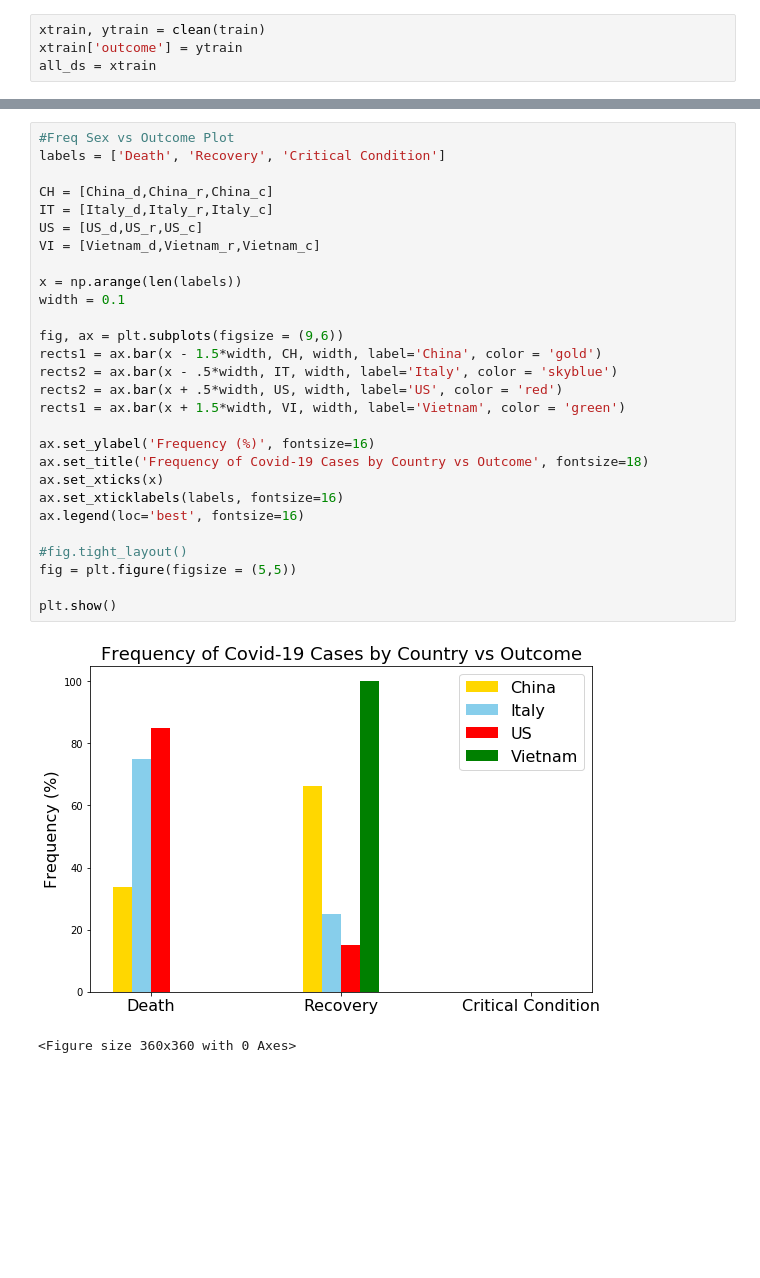
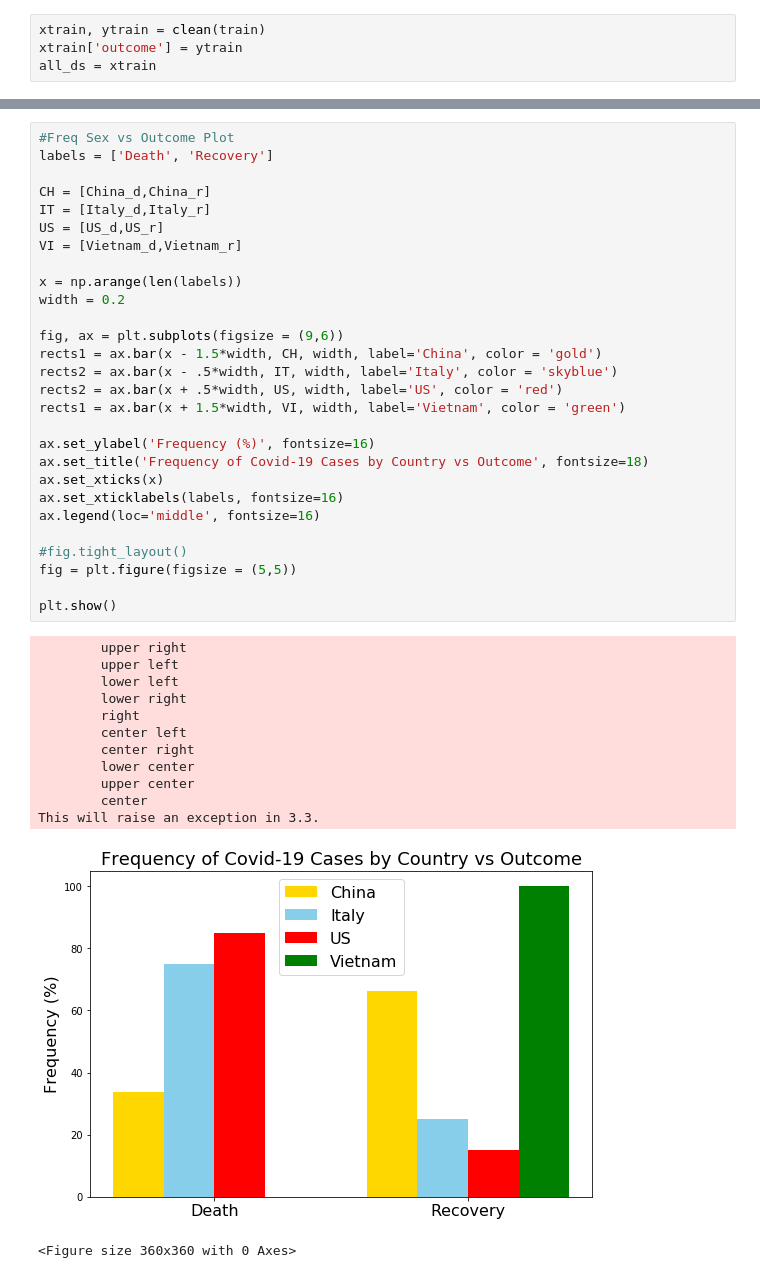
Before and after one commit to dukersss13/COVID-19-ML-Classification-Model, a Jupyter notebook: Candle.ipynb, the cells around one changed output, grey strips where cells are left out. Cells and saved outputs as stored; diff of their text form; blank space fills up the shorter version.

```diff
--- a/Candle.ipynb
+++ b/Candle.ipynb
@@ -158,34 +146,45 @@ Vietnam_c = (len(all_ds[Vietnam & c])/Vietnam_t)*100
 # %%
 #Freq Sex vs Outcome Plot
-labels = ['Death', 'Recovery', 'Critical Condition']
+labels = ['Death', 'Recovery']
 
-CH = [China_d,China_r,China_c]
-IT = [Italy_d,Italy_r,Italy_c]
-US = [US_d,US_r,US_c]
-VI = [Vietnam_d,Vietnam_r,Vietnam_c]
+CH = [China_d,China_r]
+IT = [Italy_d,Italy_r]
+US = [US_d,US_r]
+VI = [Vietnam_d,Vietnam_r]
 
 x = np.arange(len(labels))
-width = 0.1
+width = 0.2
 
 fig, ax = plt.subplots(figsize = (9,6))
 rects1 = ax.bar(x - 1.5*width, CH, width, label='China', color = 'gold')
 rects2 = ax.bar(x - .5*width, IT, width, label='Italy', color = 'skyblue')
 rects2 = ax.bar(x + .5*width, US, width, label='US', color = 'red')
 rects1 = ax.bar(x + 1.5*width, VI, width, label='Vietnam', color = 'green')
 
 ax.set_ylabel('Frequency (%)', fontsize=16)
 ax.set_title('Frequency of Covid-19 Cases by Country vs Outcome', fontsize=18)
 ax.set_xticks(x)
 ax.set_xticklabels(labels, fontsize=16)
-ax.legend(loc='best', fontsize=16)
+ax.legend(loc='middle', fontsize=16)
 
 #fig.tight_layout()
 fig = plt.figure(figsize = (5,5))
 
 plt.show()
 # %% [output]
+        upper right
+        upper left
+        lower left
+        lower right
+        right
+        center left
+        center right
+        lower center
+        upper center
+        center
+This will raise an exception in 3.3.
-[figure, old version]
+[figure, new version]
-<Figure size 360x360 with 0 Axes>
+<Figure size 360x360 with 0 Axes>
 # %%
 #print(all_ds)
 pd.set_option('display.max_rows', all_ds.shape[0]+1)
```
Also changed, not shown: parts of 14 cells of this notebook.
